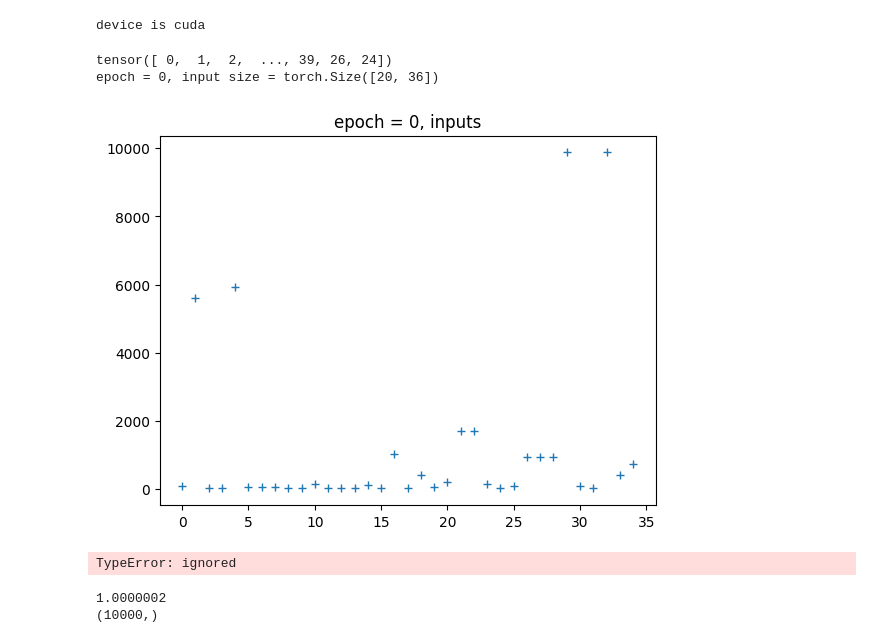
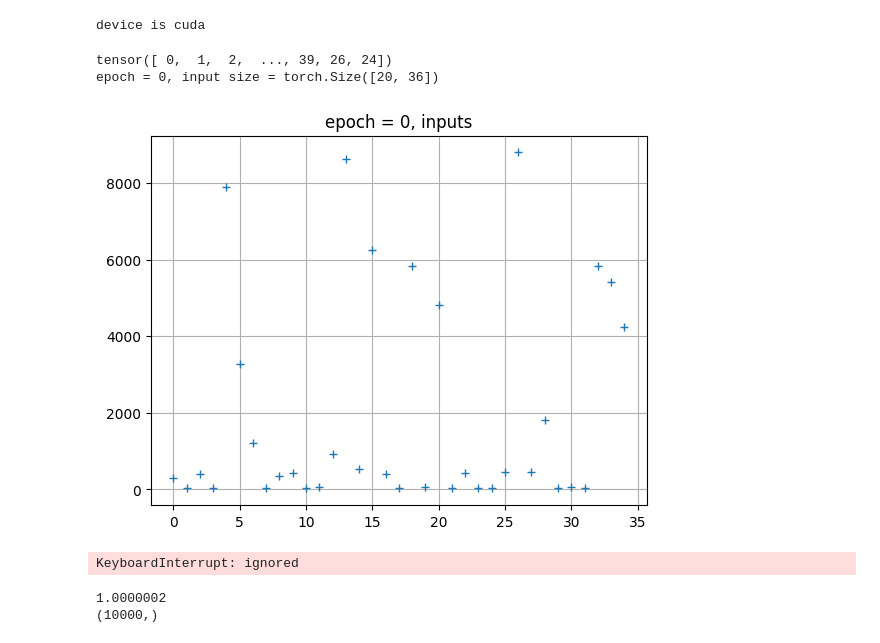
Before and after one commit to AK18k/ex2_1, a Jupyter notebook: ex2_latenight.ipynb, the cells around one changed output. Cells and saved outputs as stored; diff of their text form; code cells hidden in the pictures.

Commit message:
correct plots of inputs

```diff
--- a/ex2_latenight.ipynb
+++ b/ex2_latenight.ipynb
@@ -274,41 +274,42 @@ for epoch in range(total_epochs):
 
         plt.plot(inputs[3,:].cpu(), '+')
         plt.title(f'epoch = {epoch}, inputs')
+        plt.grid()
         plt.show()
-        key = inputs('press key to continue')
+        key = input('press key to continue')
 
         # Forward pass
         outputs = model(inputs)
         outputs = outputs.view(-1, outputs.size(-1))
 
         targets = targets.to(device).view(-1)
 
         loss = loss_function(outputs, targets)
 
         batch_size = inputs.size(0)
         total_loss += loss.item() * batch_size
         total_samples_count += batch_size
 
         # Backward pass and optimization
         optimizer.zero_grad()
         loss.backward()
         optimizer.step()
 
     # Calculate perplexity
     perplexity = np.exp(total_loss / total_samples_count)
     results_m.add_result(perplexity, 'train')
 
     print(f"Epoch: {epoch + 1}")
     print(f"Train results - Loss: {loss.item()}, Perplexity: {perplexity.item()}")
 
     test_model(model)
 
 plot_results(results_m, f'{model.model_type} Dropout = {model.dropout != 0}.jpg')
 # %% [output]
 tensor([ 0,  1,  2,  ..., 39, 26, 24])
 epoch = 0, input size = torch.Size([20, 36])
-[figure, old version]
+[figure, new version]
-TypeError: ignored
+KeyboardInterrupt: ignored
 # %%
 output_softmax = F.softmax(outputs[5])
 
```
Also changed, not shown: parts of 3 cells of this notebook.
